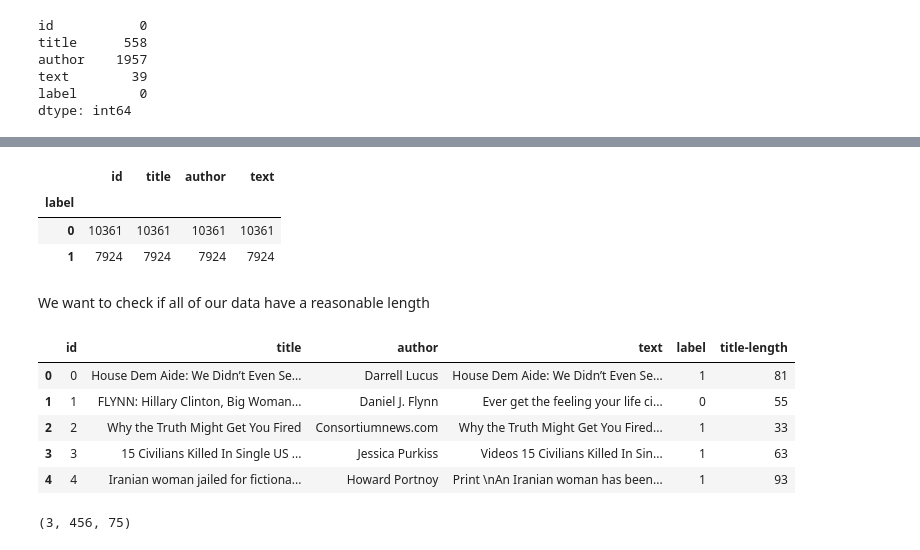
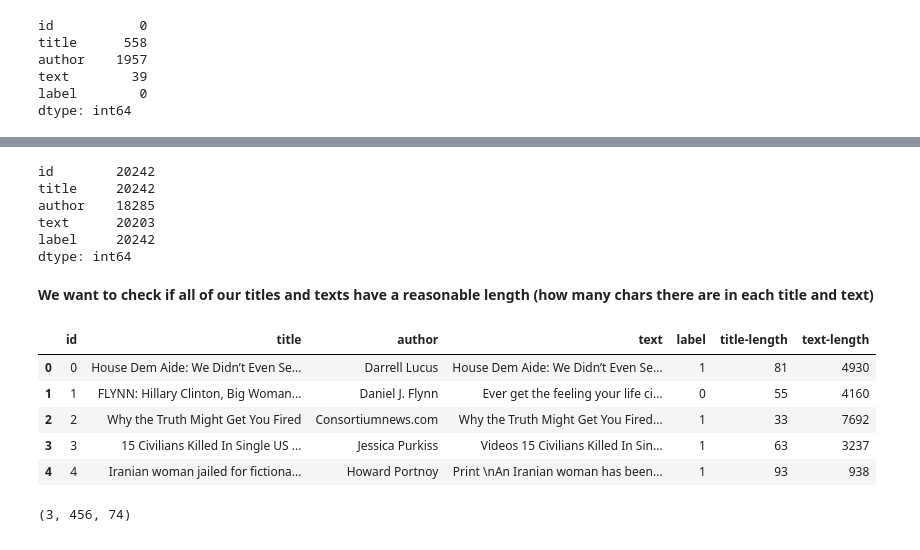
Before and after one commit to ShaiShmuel/fake_news_detection, a Jupyter notebook: fake_news_detection.ipynb, the cells around one changed output, grey strips where cells are left out. Cells and saved outputs as stored; diff of their text form; code cells hidden in the pictures.

```diff
--- a/fake_news_detection.ipynb
+++ b/fake_news_detection.ipynb
@@ -11,4 +13,4 @@ Reading the Data set
 # %%
-Train_data = pd.read_csv("/content/fake-news/train.csv")
+Train_data = pd.read_csv('/content/sample_data/train.csv', error_bad_lines=False)
 Train = Train_data.copy()
 # %%
@@ -60,5 +64,3 @@ author    1957
 text        39
 label        0
 dtype: int64
-# %%
-Train = Train.dropna()
@@ -73,0 +84,3 @@ dtype: int64
+# %%
+#Drop all null values only in the title feature
+Train = Train.dropna(subset=['title'])
@@ -99,28 +121,37 @@ news_type
-# %%
-Train.groupby('label').count()
-# %% [output]
-|  | id | title | author | text |
-| label |  |  |  |  |
-| 0 | 10361 | 10361 | 10361 | 10361 |
-| 1 | 7924 | 7924 | 7924 | 7924 |
+# %%
+#checking how many labels = 0 and how many = 1
+Train.count()
+# %% [output]
+id        20242
+title     20242
+author    18285
+text      20203
+label     20242
+dtype: int64
 # %% [markdown]
-We want to check if all of our data have a reasonable length
+**We want to check if all of our titles and texts have a reasonable length (how many chars there are in each title and text)**
 # %%
-length = []
-[length.append(len(str(text))) for text in Train['title']]
-Train['title-length'] = length
+lengthttl,lengthtxt = [],[]
+
+#Title
+[lengthttl.append(len(str(title))) for title in Train['title']]
+Train['title-length'] = lengthttl
+
+#Same for the text
+[lengthtxt.append(len(str(text))) for text in Train['text']]
+Train['text-length'] = lengthtxt
 Train.head()
 # %% [output]
-|  | id | title | author | text | label | title-length |
-| 0 | 0 | House Dem Aide: We Didn’t Even Se... | Darrell Lucus | House Dem Aide: We Didn’t Even Se... | 1 | 81 |
-| 1 | 1 | FLYNN: Hillary Clinton, Big Woman... | Daniel J. Flynn | Ever get the feeling your life ci... | 0 | 55 |
-| 2 | 2 | Why the Truth Might Get You Fired | Consortiumnews.com | Why the Truth Might Get You Fired... | 1 | 33 |
-| 3 | 3 | 15 Civilians Killed In Single US ... | Jessica Purkiss | Videos 15 Civilians Killed In Sin... | 1 | 63 |
-| 4 | 4 | Iranian woman jailed for fictiona... | Howard Portnoy | Print \nAn Iranian woman has been... | 1 | 93 |
+|  | id | title | author | text | label | title-length | text-length |
+| 0 | 0 | House Dem Aide: We Didn’t Even Se... | Darrell Lucus | House Dem Aide: We Didn’t Even Se... | 1 | 81 | 4930 |
+| 1 | 1 | FLYNN: Hillary Clinton, Big Woman... | Daniel J. Flynn | Ever get the feeling your life ci... | 0 | 55 | 4160 |
+| 2 | 2 | Why the Truth Might Get You Fired | Consortiumnews.com | Why the Truth Might Get You Fired... | 1 | 33 | 7692 |
+| 3 | 3 | 15 Civilians Killed In Single US ... | Jessica Purkiss | Videos 15 Civilians Killed In Sin... | 1 | 63 | 3237 |
+| 4 | 4 | Iranian woman jailed for fictiona... | Howard Portnoy | Print \nAn Iranian woman has been... | 1 | 93 | 938 |
 # %%
 min(Train['title-length']), max(Train['title-length']), round(sum(Train['title-length'])/len(Train['title-length']))
 # %% [output]
-(3, 456, 75)
+(3, 456, 74)
 # %%
 def get_outliers(df, series):
   q1 = series.quantile(0.25)
```
Also changed, not shown: parts of 73 cells of this notebook.
